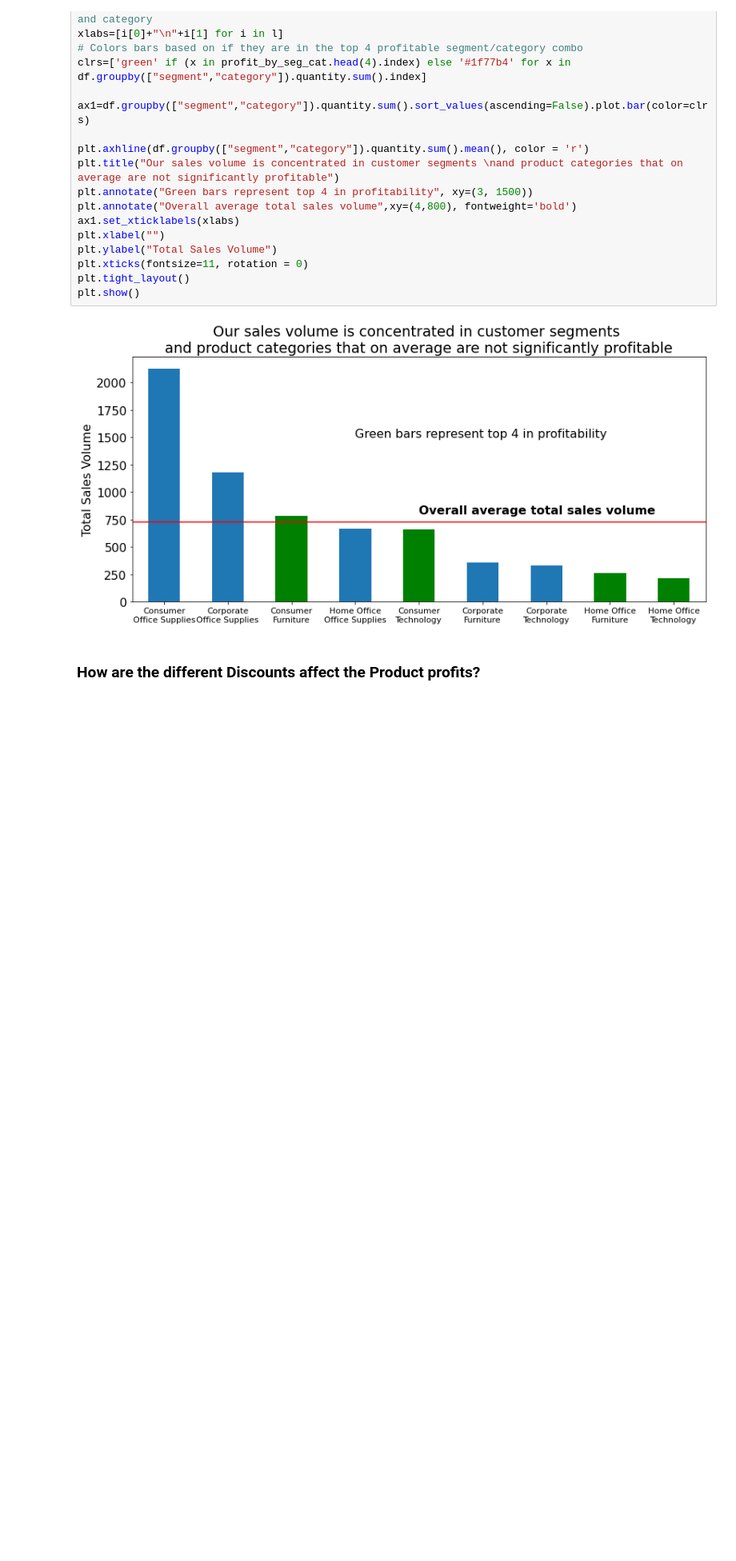
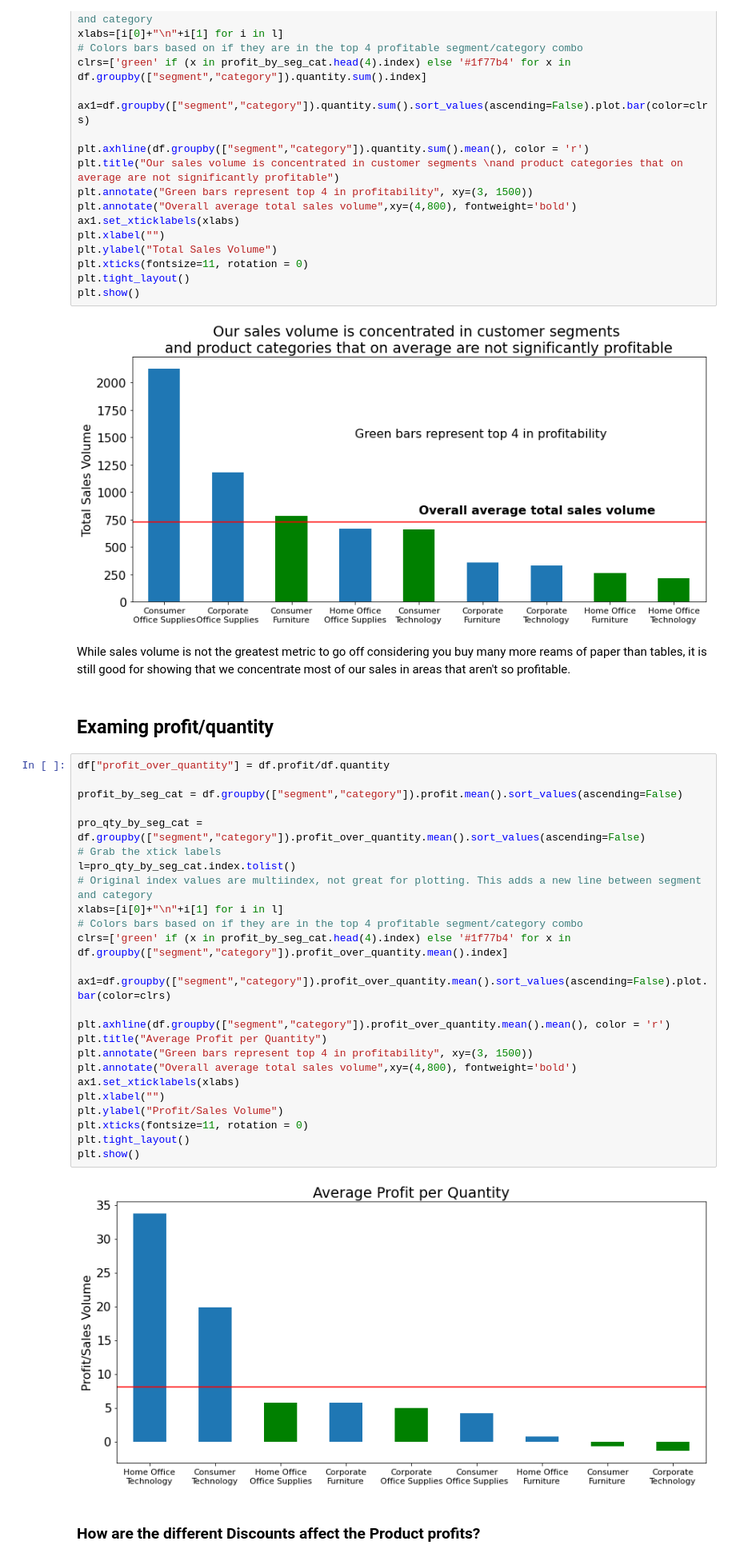
Before and after one commit to superstore-stephen-jesse/superstor-time-series-project, a Jupyter notebook: final_report.ipynb, the cells around one changed output. Shown at 80% size. Cells and saved outputs as stored; diff of their text form; blank space fills up the shorter version.

Commit message:
Update with additional plot

```diff
--- a/final_report.ipynb
+++ b/final_report.ipynb
@@ -267,6 +236,37 @@ plt.tight_layout()
 plt.show()
 # %% [output]
 [figure]
+# %% [markdown]
+While sales volume is not the greatest metric to go off considering you buy many more reams of paper than tables, it is still good for showing that we concentrate most of our sales in areas that aren't so profitable.
+# %% [markdown]
+## Examing profit/quantity
+# %%
+df["profit_over_quantity"] = df.profit/df.quantity
+
+profit_by_seg_cat = df.groupby(["segment","category"]).profit.mean().sort_values(ascending=False)
+
+pro_qty_by_seg_cat = df.groupby(["segment","category"]).profit_over_quantity.mean().sort_values(ascending=False)
+# Grab the xtick labels
+l=pro_qty_by_seg_cat.index.tolist()
+# Original index values are multiindex, not great for plotting. This adds a new line between segment and category
+xlabs=[i[0]+"\n"+i[1] for i in l]
+# Colors bars based on if they are in the top 4 profitable segment/category combo
+clrs=['green' if (x in profit_by_seg_cat.head(4).index) else '#1f77b4' for x in df.groupby(["segment","category"]).profit_over_quantity.mean().index]
+
+ax1=df.groupby(["segment","category"]).profit_over_quantity.mean().sort_values(ascending=False).plot.bar(color=clrs)
+
+plt.axhline(df.groupby(["segment","category"]).profit_over_quantity.mean().mean(), color = 'r')
+plt.title("Average Profit per Quantity")
+plt.annotate("Green bars represent top 4 in profitability", xy=(3, 1500))
+plt.annotate("Overall average total sales volume",xy=(4,800), fontweight='bold')
+ax1.set_xticklabels(xlabs)
+plt.xlabel("")
+plt.ylabel("Profit/Sales Volume")
+plt.xticks(fontsize=11, rotation = 0)
+plt.tight_layout()
+plt.show()
+# %% [output]
+[figure, added]
 # %% [markdown]
 ### How are the different Discounts affect the Product profits?
 # %%
```
Also changed, not shown: parts of 3 cells of this notebook.
